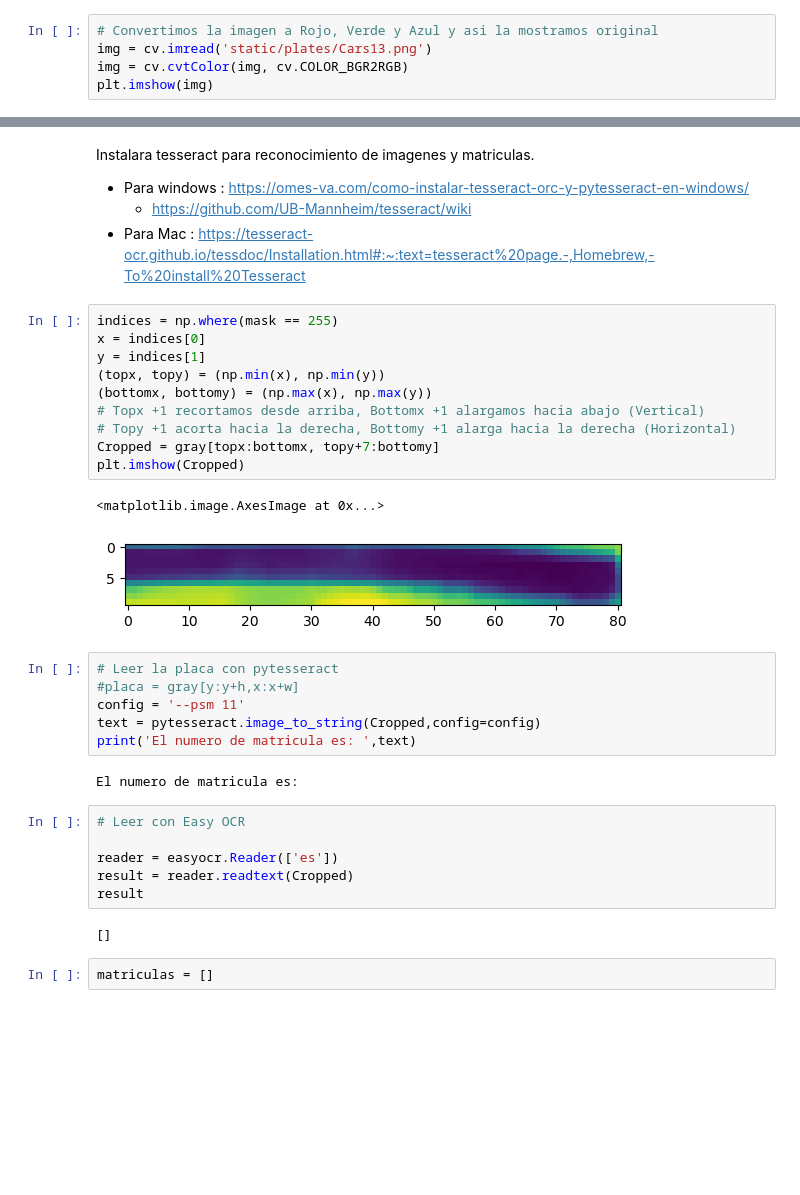
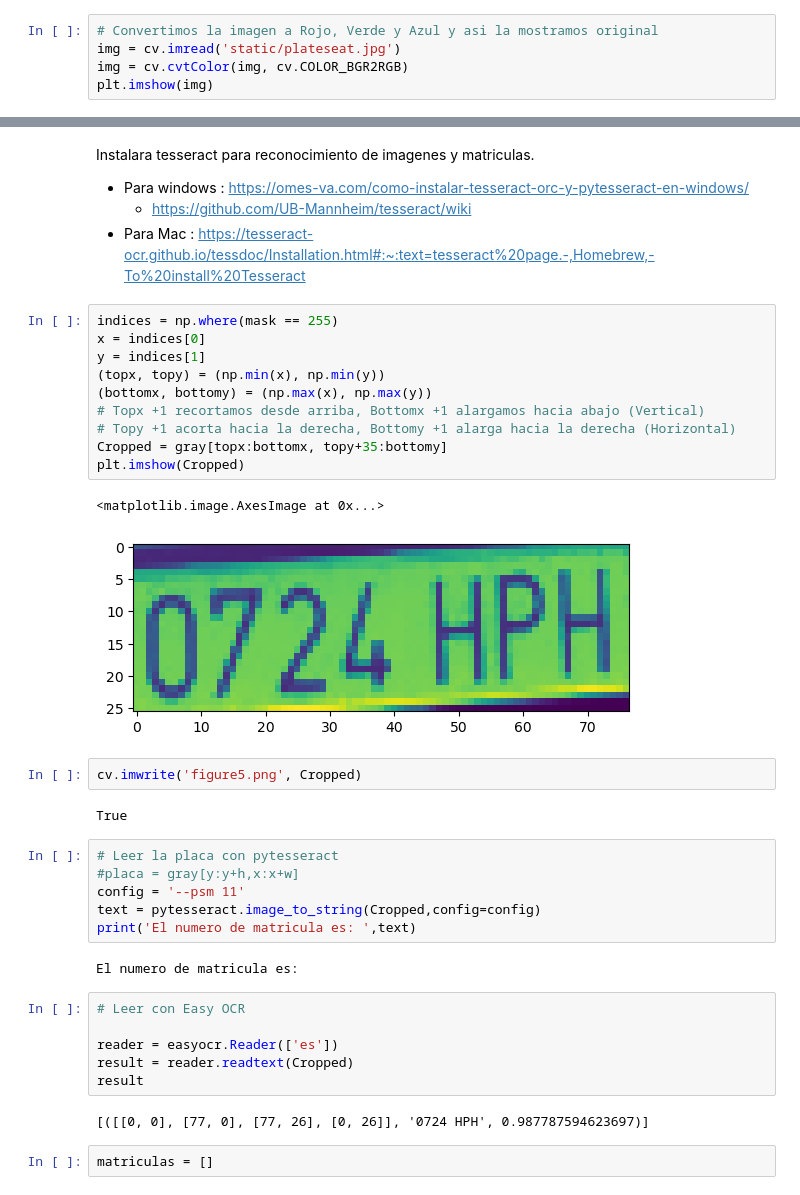
Before and after one commit to Migueldfr/Taller_OpenCV, a Jupyter notebook: plates.ipynb, the cells around one changed output, grey strips where cells are left out. Cells and saved outputs as stored; diff of their text form; blank space fills up the shorter version.

```diff
--- a/plates.ipynb
+++ b/plates.ipynb
@@ -48,7 +31,7 @@
 En resumen, la conversión de BGR a RGB es necesaria para mostrar los colores correctamente en matplotlib, ya que esta biblioteca espera la convención RGB para la representación de colores.
 # %%
 # Convertimos la imagen a Rojo, Verde y Azul y asi la mostramos original
-img = cv.imread('static/plates/Cars13.png')
+img = cv.imread('static/plateseat.jpg')
 img = cv.cvtColor(img, cv.COLOR_BGR2RGB)
 plt.imshow(img)
 # %% [output]
@@ -207,16 +200,20 @@ Instalara tesseract para reconocimiento de imagenes y matriculas.
 # %%
 indices = np.where(mask == 255)
 x = indices[0]
 y = indices[1]
 (topx, topy) = (np.min(x), np.min(y))
 (bottomx, bottomy) = (np.max(x), np.max(y))
 # Topx +1 recortamos desde arriba, Bottomx +1 alargamos hacia abajo (Vertical)
 # Topy +1 acorta hacia la derecha, Bottomy +1 alarga hacia la derecha (Horizontal)
-Cropped = gray[topx:bottomx, topy+7:bottomy]
+Cropped = gray[topx:bottomx, topy+35:bottomy]
 plt.imshow(Cropped)
 # %% [output]
 <matplotlib.image.AxesImage at 0x...>
-[figure, old version]
+[figure, new version]
+# %%
+cv.imwrite('figure5.png', Cropped)
+# %% [output]
+True
 # %%
 # Leer la placa con pytesseract
 #placa = gray[y:y+h,x:x+w]
@@ -232,7 +229,7 @@ reader = easyocr.Reader(['es'])
 result = reader.readtext(Cropped)
 result
 # %% [output]
-[]
+[([[0, 0], [77, 0], [77, 26], [0, 26]], '0724 HPH', 0.987787594623697)]
 # %%
 matriculas = []
 # %%
```
Also changed, not shown: parts of 16 cells of this notebook, 13 other files.
